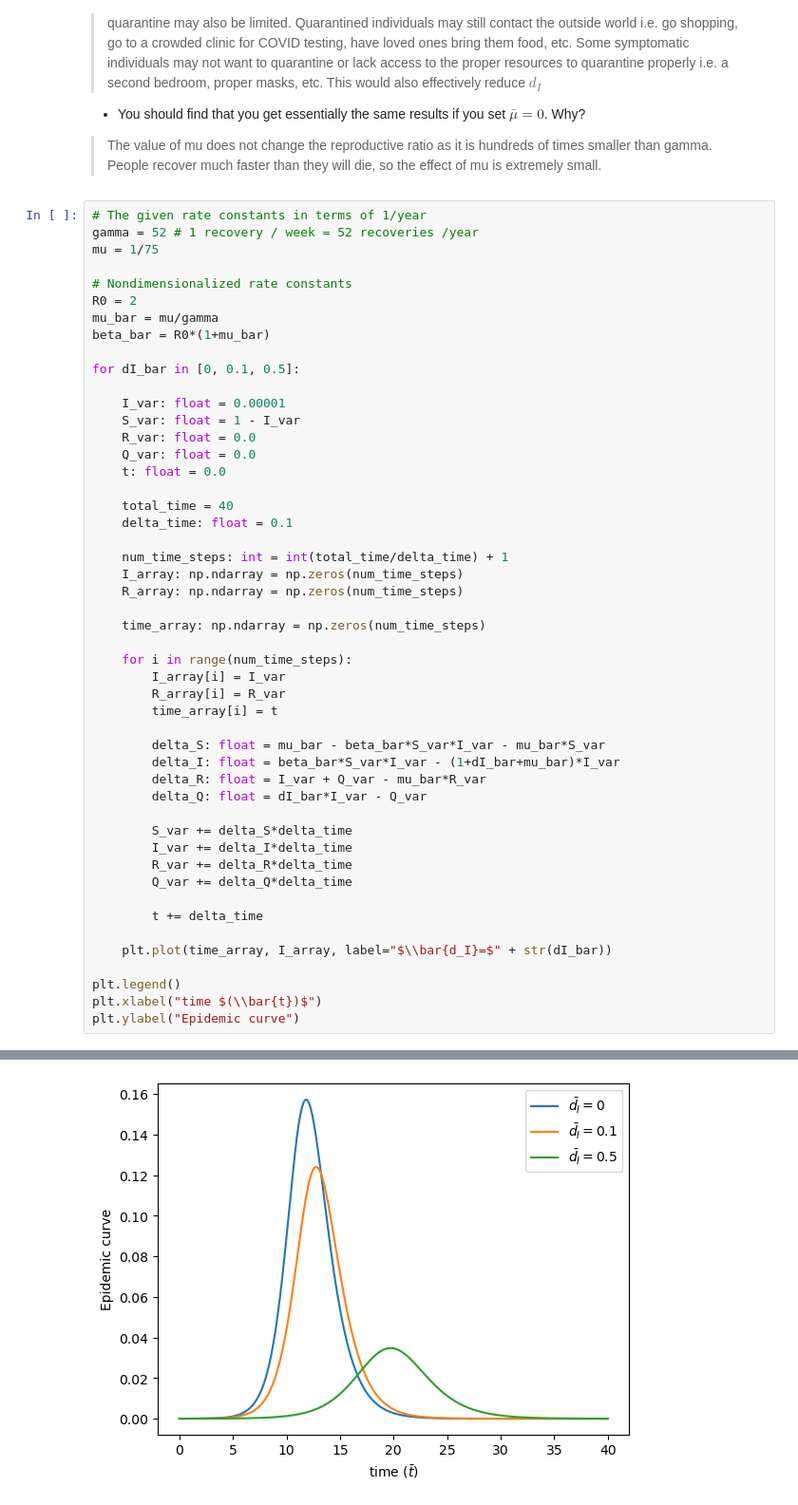
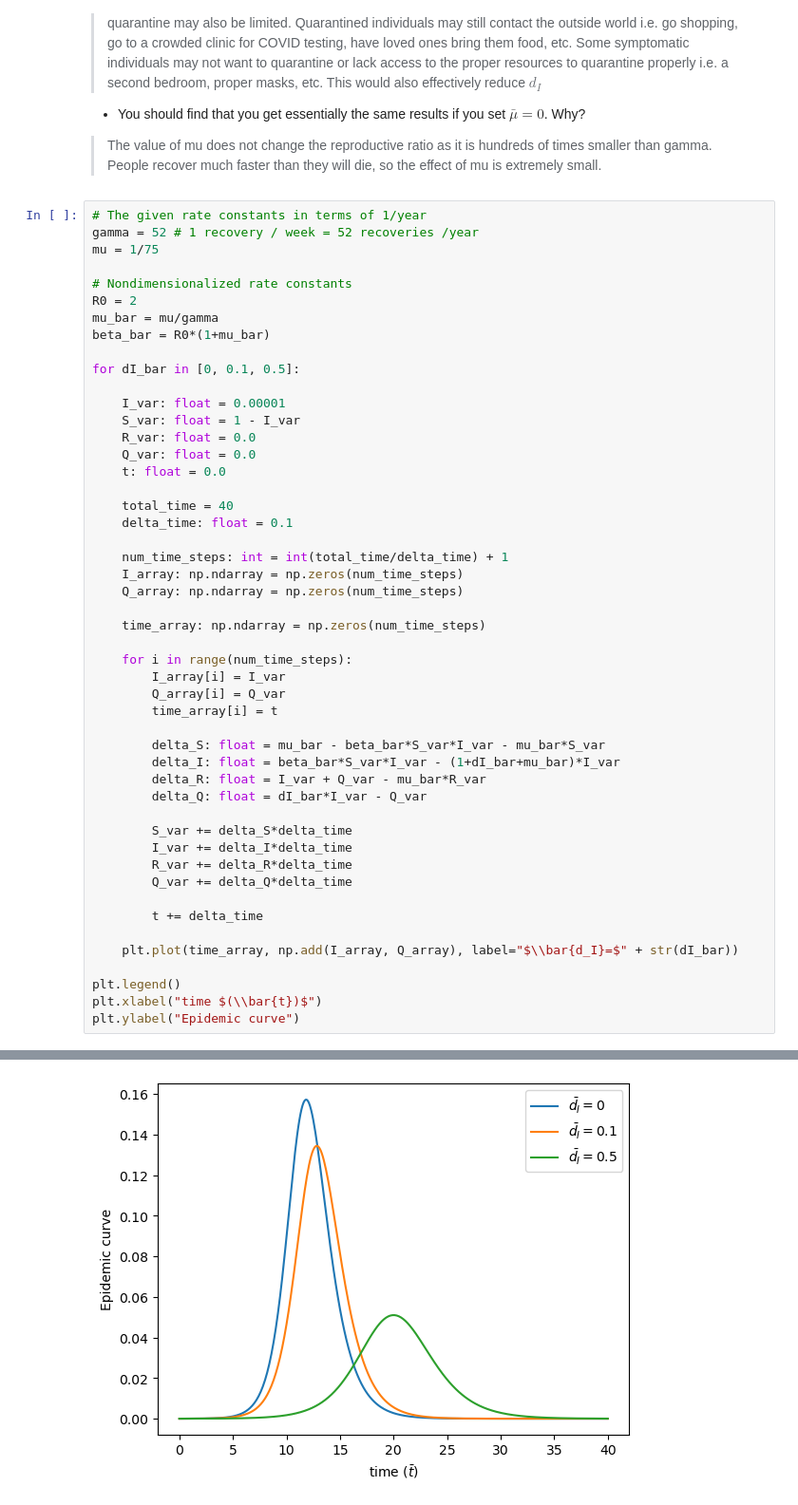
Before and after one commit to helen-5808/QBIO110, a Jupyter notebook: PS1/ps1.ipynb, the cells around one changed output, grey strips where cells are left out. Shown at 95% size. Saved outputs shown, nothing was run; the diff lists cells and outputs as text.

```diff
--- a/PS1/ps1.ipynb
+++ b/PS1/ps1.ipynb
@@ -293,34 +293,34 @@ for dI_bar in [0, 0.1, 0.5]:
     total_time = 40
     delta_time: float = 0.1
 
     num_time_steps: int = int(total_time/delta_time) + 1
     I_array: np.ndarray = np.zeros(num_time_steps)
-    R_array: np.ndarray = np.zeros(num_time_steps)
+    Q_array: np.ndarray = np.zeros(num_time_steps)
 
     time_array: np.ndarray = np.zeros(num_time_steps)
 
     for i in range(num_time_steps):
         I_array[i] = I_var
-        R_array[i] = R_var
+        Q_array[i] = Q_var
         time_array[i] = t
 
         delta_S: float = mu_bar - beta_bar*S_var*I_var - mu_bar*S_var
         delta_I: float = beta_bar*S_var*I_var - (1+dI_bar+mu_bar)*I_var
         delta_R: float = I_var + Q_var - mu_bar*R_var
         delta_Q: float = dI_bar*I_var - Q_var
 
         S_var += delta_S*delta_time
         I_var += delta_I*delta_time
         R_var += delta_R*delta_time
         Q_var += delta_Q*delta_time
 
         t += delta_time
 
-    plt.plot(time_array, I_array, label="$\\bar{d_I}=$" + str(dI_bar))
+    plt.plot(time_array, np.add(I_array, Q_array), label="$\\bar{d_I}=$" + str(dI_bar))
 
 plt.legend()
 plt.xlabel("time $(\\bar{t})$")
 plt.ylabel("Epidemic curve")
 # %% [output]
 Text(0, 0.5, 'Epidemic curve')
-[figure, old version]
+[figure, new version]
```
Also changed, not shown: parts of 2 cells of this notebook, 1 other file.
